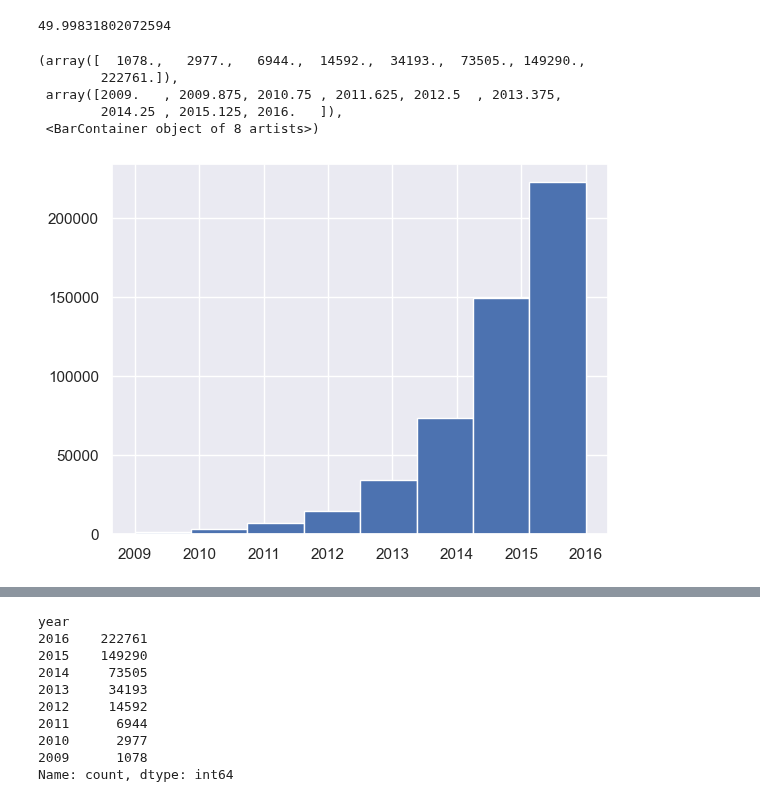
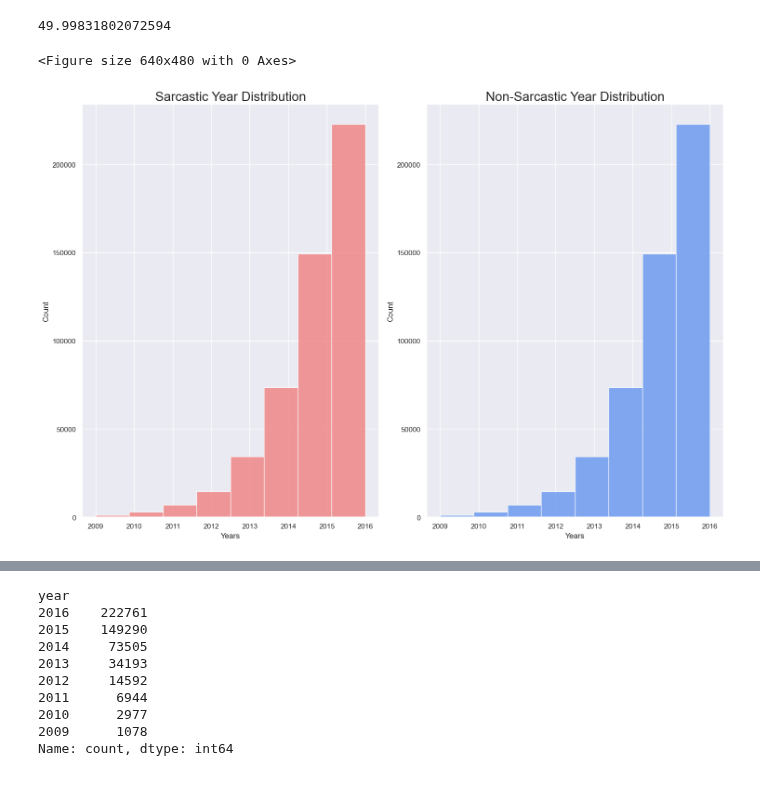
Before and after one commit to Sveto-G/Reddit-Sarcasm, a Jupyter notebook: Notebooks/reddit_eda.ipynb, the cells around one changed output, grey strips where cells are left out. Drawn from its saved outputs; the diff is of its cells as text; code cells hidden in the pictures.

```diff
--- a/Notebooks/reddit_eda.ipynb
+++ b/Notebooks/reddit_eda.ipynb
@@ -1023,11 +978,22 @@ sarcastic.shape[0] / reddit.shape[0] * 100
 49.99831802072594
 # %%
 plt.figure()
-plt.hist(sarcastic['year'], bins=8)
+plt.subplots(1,2, figsize=(15,10))
+
+plt.subplot(1,2,1)
+plt.hist(sarcastic['year'], bins=8, color='lightcoral', alpha=0.8)
+plt.xlabel('Years')
+plt.ylabel('Count')
+plt.title('Sarcastic Year Distribution', fontsize=20)
+
+plt.subplot(1,2,2)
+plt.hist(sarcastic['year'], bins=8, color='cornflowerblue', alpha=0.8)
+plt.xlabel('Years')
+plt.ylabel('Count')
+plt.title('Non-Sarcastic Year Distribution', fontsize=20)
+
+plt.tight_layout()
+plt.show()
 # %% [output]
-(array([  1078.,   2977.,   6944.,  14592.,  34193.,  73505., 149290.,
-        222761.]),
- array([2009.   , 2009.875, 2010.75 , 2011.625, 2012.5  , 2013.375,
-        2014.25 , 2015.125, 2016.   ]),
- <BarContainer object of 8 artists>)
+<Figure size 640x480 with 0 Axes>
-[figure, old version]
+[figure, new version]
```
Also changed, not shown: parts of 25 cells of this notebook.
